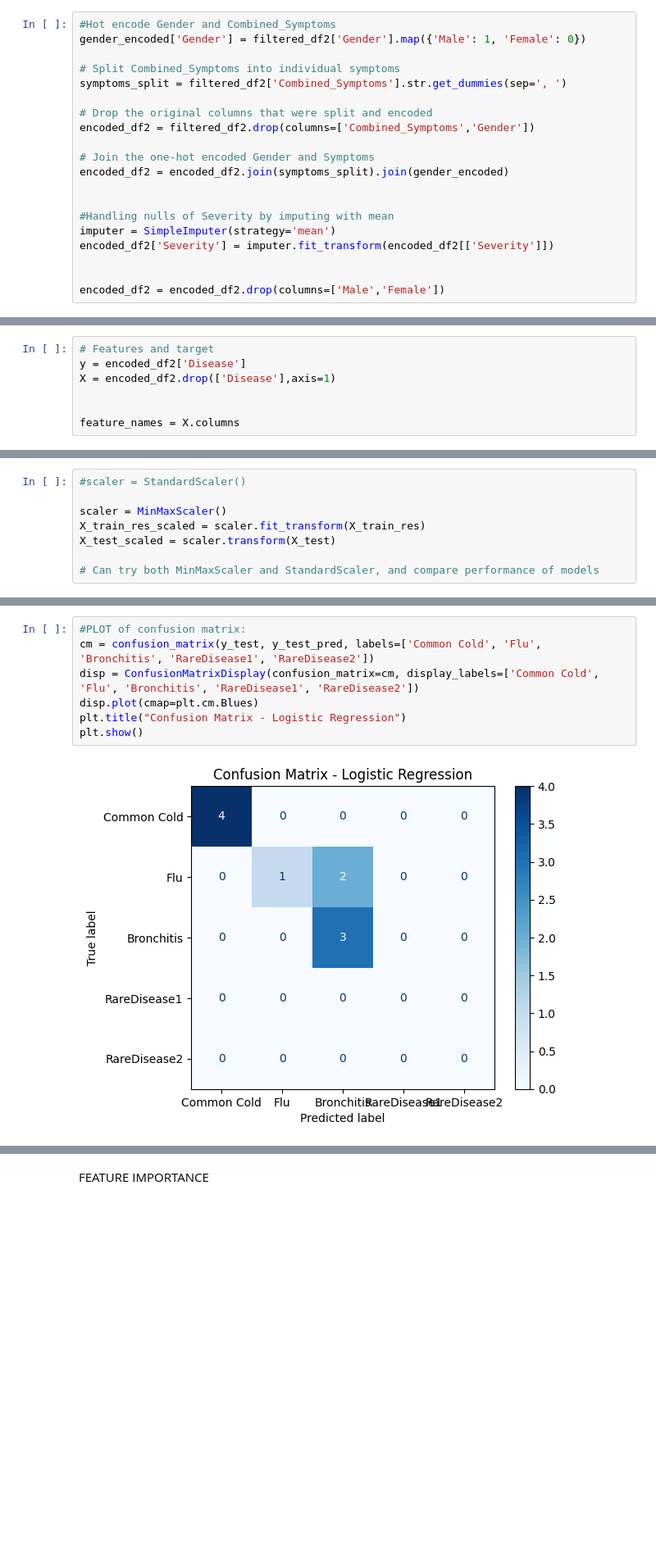
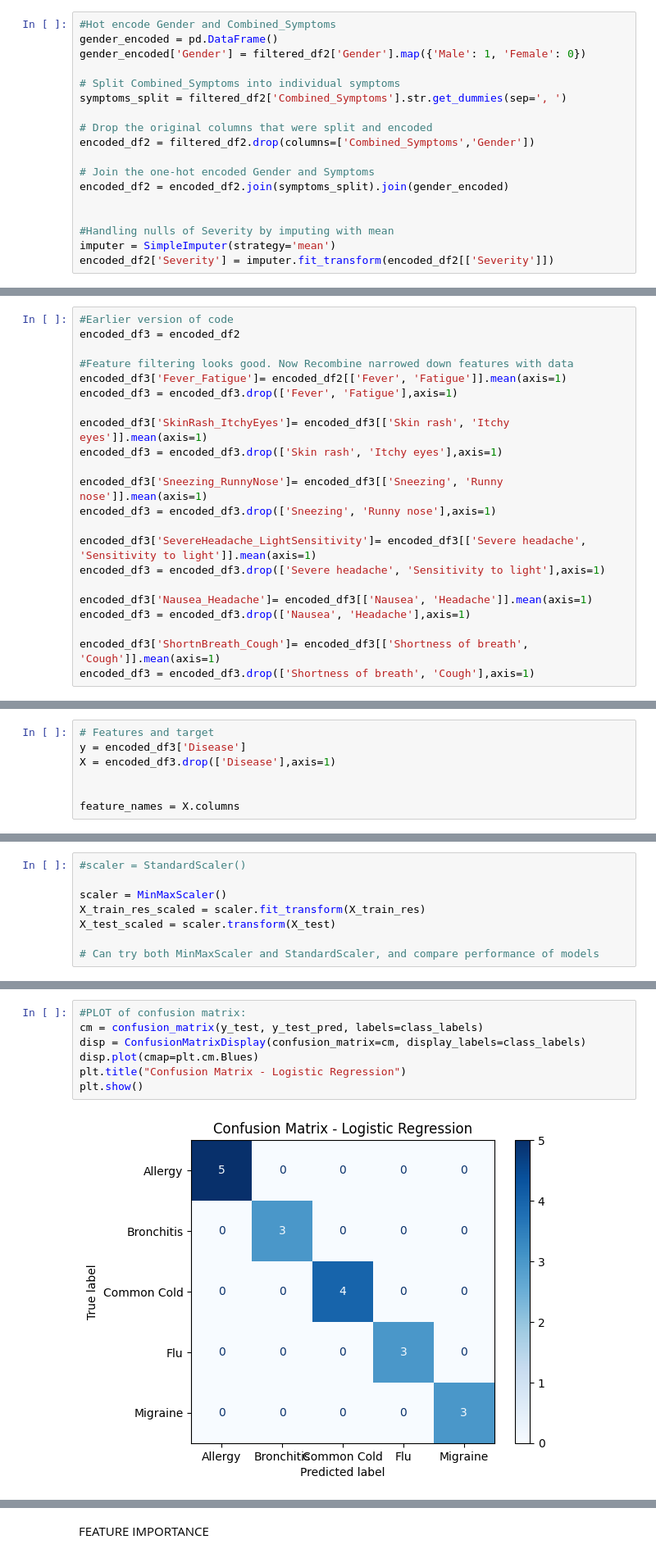
Before and after one commit to GenieMak/Assignment_11.19.24, a Jupyter notebook: amak-diseaseprediction.ipynb, the cells around one changed output, grey strips where cells are left out. Shown at 82% size. Drawn from its saved outputs; the diff is of its cells as text; blank space fills up the shorter version.

```diff
--- a/amak-diseaseprediction.ipynb
+++ b/amak-diseaseprediction.ipynb
@@ -400,6 +411,7 @@ MULTICLASS LOGISTIC REGRESSION
 Needs to predict multiple categories. Has small sample size. Simpler algorithm
 # %%
 #Hot encode Gender and Combined_Symptoms
+gender_encoded = pd.DataFrame()
 gender_encoded['Gender'] = filtered_df2['Gender'].map({'Male': 1, 'Female': 0})
 
 # Split Combined_Symptoms into individual symptoms
@@ -415,9 +427,6 @@ encoded_df2 = encoded_df2.join(symptoms_split).join(gender_encoded)
 #Handling nulls of Severity by imputing with mean
 imputer = SimpleImputer(strategy='mean')
 encoded_df2['Severity'] = imputer.fit_transform(encoded_df2[['Severity']])
-
-
-encoded_df2 = encoded_df2.drop(columns=['Male','Female'])
 # %%
 encoded_df2.head()
 # %% [output]
@@ -429,0 +542,22 @@ encoded_df2.head()
+# %%
+#Earlier version of code
+encoded_df3 = encoded_df2
+
+#Feature filtering looks good. Now Recombine narrowed down features with data
+encoded_df3['Fever_Fatigue']= encoded_df2[['Fever', 'Fatigue']].mean(axis=1)
+encoded_df3 = encoded_df3.drop(['Fever', 'Fatigue'],axis=1)
+
+encoded_df3['SkinRash_ItchyEyes']= encoded_df3[['Skin rash', 'Itchy eyes']].mean(axis=1)
+encoded_df3 = encoded_df3.drop(['Skin rash', 'Itchy eyes'],axis=1)
+
+encoded_df3['Sneezing_RunnyNose']= encoded_df3[['Sneezing', 'Runny nose']].mean(axis=1)
+encoded_df3 = encoded_df3.drop(['Sneezing', 'Runny nose'],axis=1)
+
+encoded_df3['SevereHeadache_LightSensitivity']= encoded_df3[['Severe headache', 'Sensitivity to light']].mean(axis=1)
+encoded_df3 = encoded_df3.drop(['Severe headache', 'Sensitivity to light'],axis=1)
+
+encoded_df3['Nausea_Headache']= encoded_df3[['Nausea', 'Headache']].mean(axis=1)
+encoded_df3 = encoded_df3.drop(['Nausea', 'Headache'],axis=1)
+
+encoded_df3['ShortnBreath_Cough']= encoded_df3[['Shortness of breath', 'Cough']].mean(axis=1)
+encoded_df3 = encoded_df3.drop(['Shortness of breath', 'Cough'],axis=1)
@@ -430,7 +577,7 @@ encoded_df2.head()
 # %%
 # Features and target
-y = encoded_df2['Disease']
-X = encoded_df2.drop(['Disease'],axis=1)
+y = encoded_df3['Disease']
+X = encoded_df3.drop(['Disease'],axis=1)
 
 
 feature_names = X.columns
@@ -509,9 +656,9 @@ weighted avg       0.93      0.89      0.88        18
 # %%
 #PLOT of confusion matrix:
-cm = confusion_matrix(y_test, y_test_pred, labels=['Common Cold', 'Flu', 'Bronchitis', 'RareDisease1', 'RareDisease2'])
-disp = ConfusionMatrixDisplay(confusion_matrix=cm, display_labels=['Common Cold', 'Flu', 'Bronchitis', 'RareDisease1', 'RareDisease2'])
+cm = confusion_matrix(y_test, y_test_pred, labels=class_labels)
+disp = ConfusionMatrixDisplay(confusion_matrix=cm, display_labels=class_labels)
 disp.plot(cmap=plt.cm.Blues)
 plt.title("Confusion Matrix - Logistic Regression")
 plt.show()
 # %% [output]
-[figure, old version]
+[figure, new version]
```
Also changed, not shown: parts of 22 cells of this notebook.
